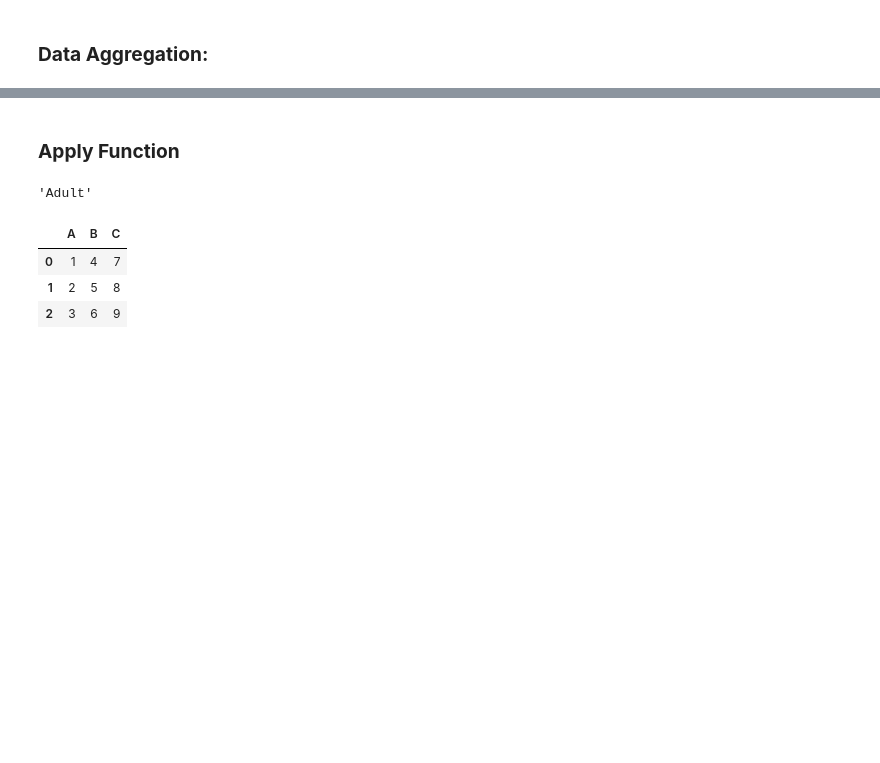
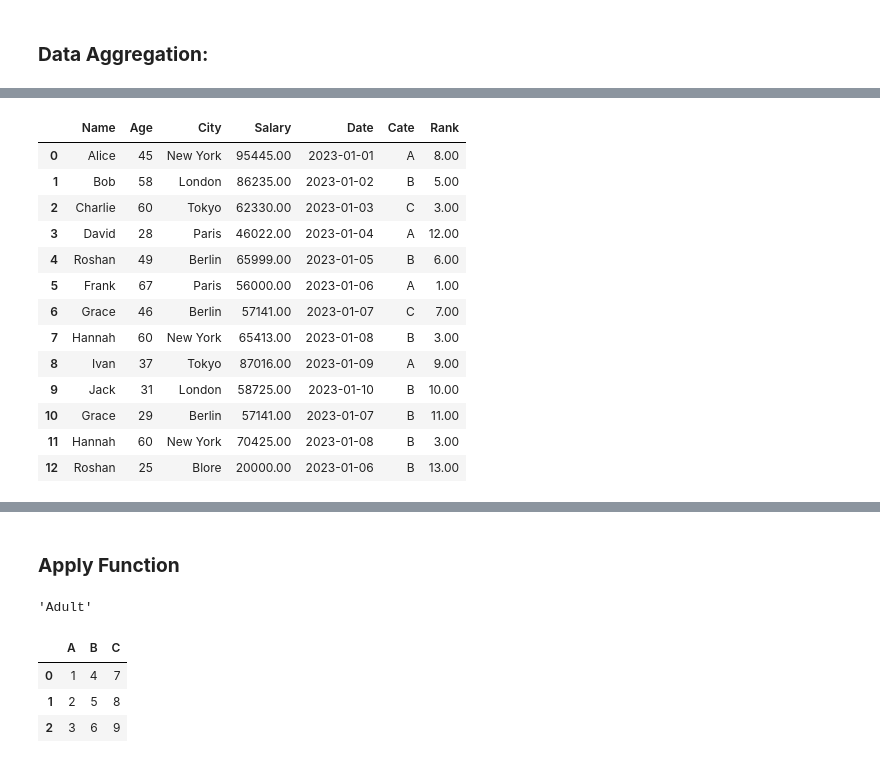
Before and after one commit to 1sumer/Python, a Jupyter notebook: Pandas/Update Pandas.ipynb, the cells around one changed output, grey strips where cells are left out. Cells and saved outputs as stored; diff of their text form; code cells hidden in the pictures; blank space fills up the shorter version.

```diff
--- a/Pandas/Update Pandas.ipynb
+++ b/Pandas/Update Pandas.ipynb
@@ -1016,3 +1059,20 @@ print(np.round(salary_analysis.values))
+# %%
+df
+# %% [output]
+|  | Name | Age | City | Salary | Date | Cate | Rank |
+| 0 | Alice | 45 | New York | 95445.00 | 2023-01-01 | A | 8.00 |
+| 1 | Bob | 58 | London | 86235.00 | 2023-01-02 | B | 5.00 |
+| 2 | Charlie | 60 | Tokyo | 62330.00 | 2023-01-03 | C | 3.00 |
+| 3 | David | 28 | Paris | 46022.00 | 2023-01-04 | A | 12.00 |
+| 4 | Roshan | 49 | Berlin | 65999.00 | 2023-01-05 | B | 6.00 |
+| 5 | Frank | 67 | Paris | 56000.00 | 2023-01-06 | A | 1.00 |
+| 6 | Grace | 46 | Berlin | 57141.00 | 2023-01-07 | C | 7.00 |
+| 7 | Hannah | 60 | New York | 65413.00 | 2023-01-08 | B | 3.00 |
+| 8 | Ivan | 37 | Tokyo | 87016.00 | 2023-01-09 | A | 9.00 |
+| 9 | Jack | 31 | London | 58725.00 | 2023-01-10 | B | 10.00 |
+| 10 | Grace | 29 | Berlin | 57141.00 | 2023-01-07 | B | 11.00 |
+| 11 | Hannah | 60 | New York | 70425.00 | 2023-01-08 | B | 3.00 |
+| 12 | Roshan | 25 | Blore | 20000.00 | 2023-01-06 | B | 13.00 |
 # %%
 df.groupby(['Name','Cate'])['Salary'].sum() # sum of Salary for each name and Category
 # %% [output]
```
Also changed, not shown: parts of 61 cells of this notebook, 4 other files.
